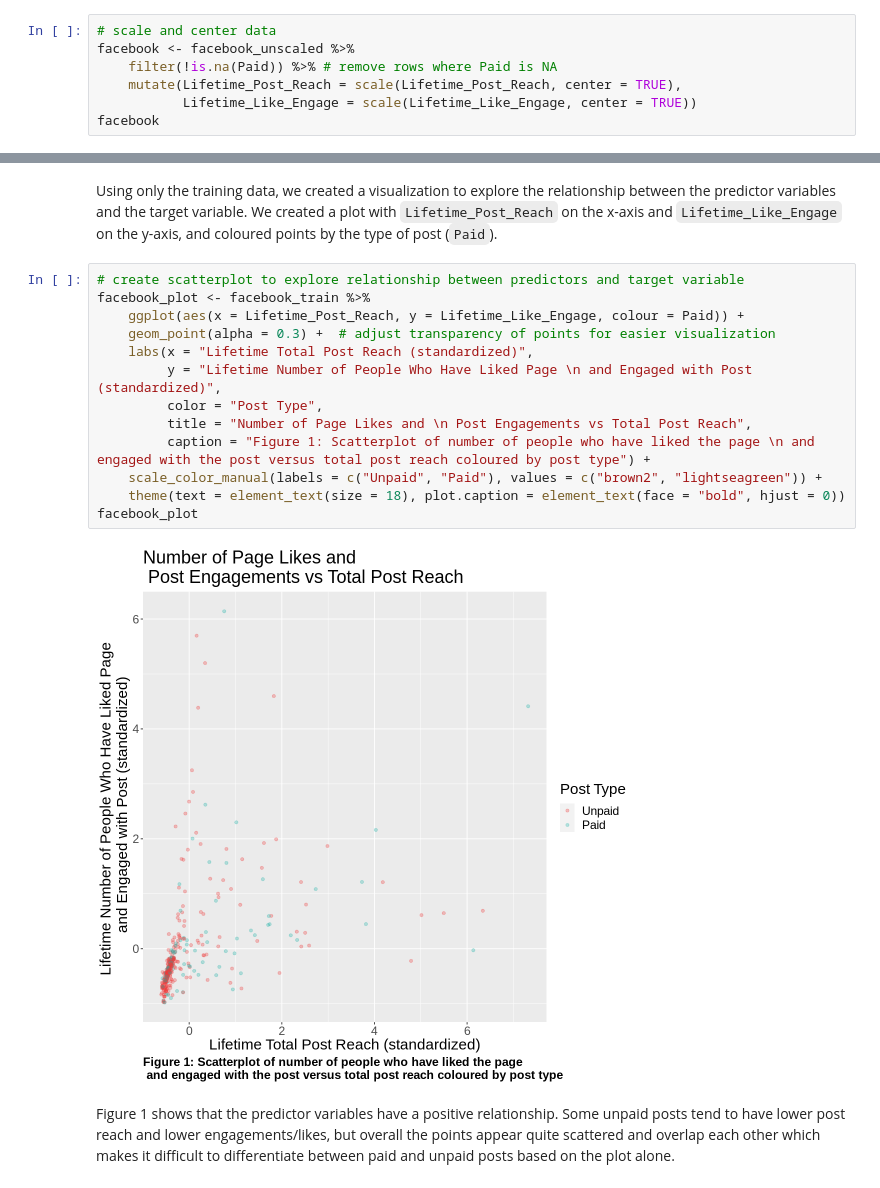
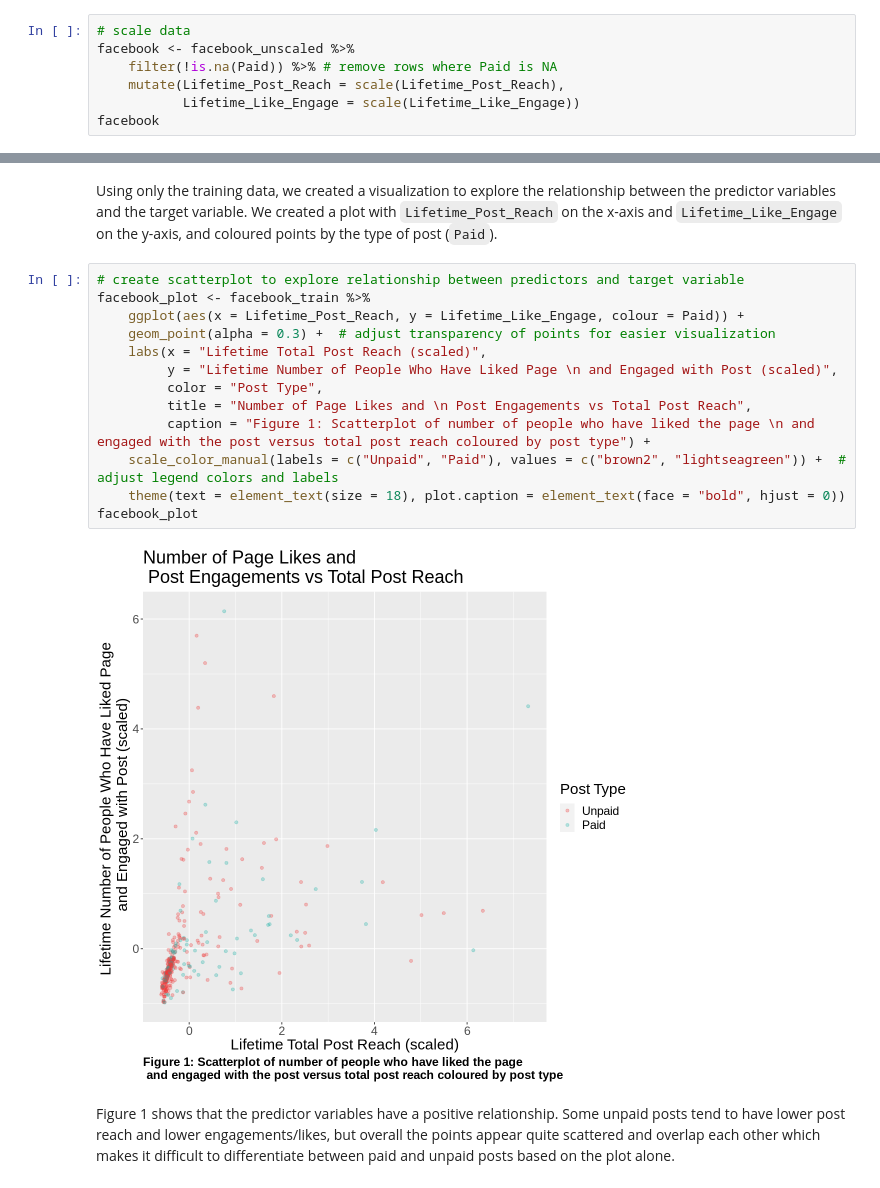
Before and after one commit to truzopus/DSCI_100_Group7, a Jupyter notebook: group_report.ipynb, the cells around one changed output, grey strips where cells are left out. Cells and saved outputs as stored; diff of their text form.

```diff
--- a/group_report.ipynb
+++ b/group_report.ipynb
@@ -81,9 +81,9 @@ The `filter` function was used to remove `NA` values under the `Paid` column, as
 # %%
-# scale and center data
+# scale data
 facebook <- facebook_unscaled %>%
     filter(!is.na(Paid)) %>% # remove rows where Paid is NA
-    mutate(Lifetime_Post_Reach = scale(Lifetime_Post_Reach, center = TRUE),
-           Lifetime_Like_Engage = scale(Lifetime_Like_Engage, center = TRUE))
+    mutate(Lifetime_Post_Reach = scale(Lifetime_Post_Reach),
+           Lifetime_Like_Engage = scale(Lifetime_Like_Engage))
 facebook
 # %% [output]
 A data.frame: 499 × 3
@@ -136,18 +136,18 @@ Using only the training data, we created a visualization to explore the relation
 # %%
 # create scatterplot to explore relationship between predictors and target variable
 facebook_plot <- facebook_train %>%
     ggplot(aes(x = Lifetime_Post_Reach, y = Lifetime_Like_Engage, colour = Paid)) +
     geom_point(alpha = 0.3) +  # adjust transparency of points for easier visualization
-    labs(x = "Lifetime Total Post Reach (standardized)",
-         y = "Lifetime Number of People Who Have Liked Page \n and Engaged with Post (standardized)",
+    labs(x = "Lifetime Total Post Reach (scaled)",
+         y = "Lifetime Number of People Who Have Liked Page \n and Engaged with Post (scaled)",
          color = "Post Type",
          title = "Number of Page Likes and \n Post Engagements vs Total Post Reach",
          caption = "Figure 1: Scatterplot of number of people who have liked the page \n and engaged with the post versus total post reach coloured by post type") +
-    scale_color_manual(labels = c("Unpaid", "Paid"), values = c("brown2", "lightseagreen")) +
+    scale_color_manual(labels = c("Unpaid", "Paid"), values = c("brown2", "lightseagreen")) +  # adjust legend colors and labels
     theme(text = element_text(size = 18), plot.caption = element_text(face = "bold", hjust = 0))
 facebook_plot
 # %% [output]
-[figure, old version]
+[figure, new version]
 # %% [markdown]
 Figure 1 shows that the predictor variables have a positive relationship. Some unpaid posts tend to have lower post reach and lower engagements/likes, but overall the points appear quite scattered and overlap each other which makes it difficult to differentiate between paid and unpaid posts based on the plot alone.
 # %% [markdown]
```
Also changed, not shown: parts of 4 cells of this notebook.
